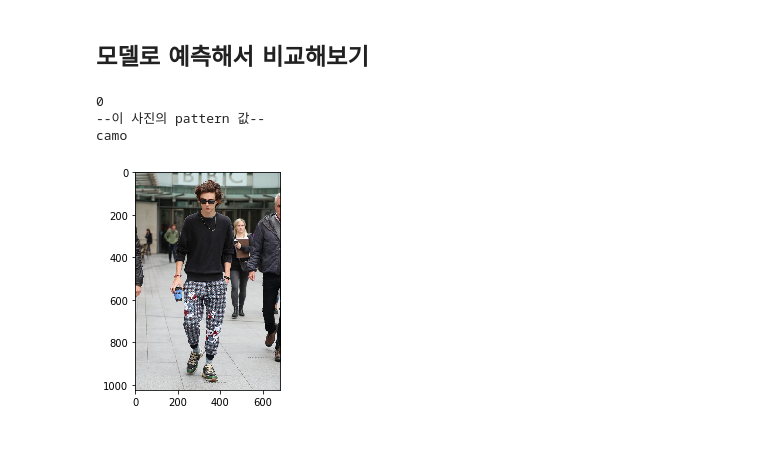
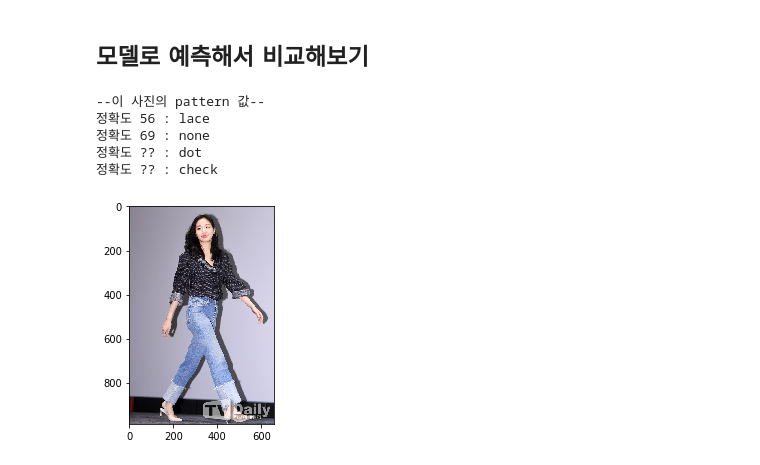
Before and after one commit to z2soo/Project, a Jupyter notebook: 의상_매칭_서비스/코드/016_카카오API활용_이미지_분리.ipynb, the cells around one changed output. Saved outputs shown, nothing was run; the diff lists cells and outputs as text; code cells hidden in the pictures.

Commit message:
프로젝트_파일정리

```diff
--- a/의상_매칭_서비스/코드/016_카카오API활용_이미지_분리.ipynb
+++ b/의상_매칭_서비스/코드/016_카카오API활용_이미지_분리.ipynb
@@ -202,35 +389,55 @@ seperate_n_predict(img_dir)
 # %%
 from keras.models import load_model
 import json
 import pprint
 
-model = load_model('C:/Jupyter_script/파이널프로젝트/model/model_pattern_final.h5') # 불러올 모델 이름
-model_json = model.to_json()
-#pprint.pprint(json.loads(model_json))
+
+# 1. 사용할 모델
+model_1 = load_model('C:/python_DA/프로젝트/model/model_pattern_정확도56.h5')            # 학원컴퓨터
+model_2 = load_model('C:/python_DA/프로젝트/model/model_pattern_정확도69.h5')
+model_3 = load_model('C:/python_DA/프로젝트/model/model_pattern_final.h5')
 
 
-img = Image.open('C:/Jupyter_script/img/test/test (103).jpg')                      # 불러올 이미지 경로
+#model = load_model('C:/Jupyter_script/파이널프로젝트/model/model_pattern_final.h5')   # 노트북
+#model_json = model.to_json()
+
+model_json_1 = model_1.to_json()
+model_json_2 = model_2.to_json()
+model_json_3 = model_3.to_json()
+
+# 예측할 이미지
+img = Image.open('C:/python_DA/img/test/020.jpg')                                   # 학원컴퓨터
+#img = Image.open('C:/Jupyter_script/img/test/test (103).jpg')                      # 노트북
 plt.imshow(img)
 
 img = img.resize((150,150))
 data = np.array(img)
 data = data.astype('float')
 data = data/255
-data = data.reshape((1,150,150,3))
+data = data.reshape((1,150,150,1))   # grayscale 학습 모델에 넣으려면 shape의 depth:1, RGB 모델은 3
 
 
 #result = np.argmax(data)
-var = ['camo', 'check', 'dot', 'floral', 'graphic', 'lace', 'leopard', 'none', 'stripe']
-#var = list(training_set.class_indices.keys())   # y에 해당되는 값
+var = ['camo', 'check', 'dot', 'floral', 'graphic', #'lace',
+       'leopard', 'none', 'stripe']
+#var = list(training_set.class_indices.keys())                     # y에 해당되는 값
 #print(var)
 
-result = model.predict_classes(data)[0]
-print(result)
+result_1 = model_1.predict_classes(data)[0]
+result_2 = model_2.predict_classes(data)[0]
+result_3 = model_3.predict_classes(data)[0]
+
+
+#print(result)
 
 print('--이 사진의 pattern 값--')
-print(var[result])
+print(f'정확도 56 : {var[result_1]}')
+print(f'정확도 69 : {var[result_2]}')
+print(f'정확도 ?? : {var[result_3]}')
 # %% [output]
-0
 --이 사진의 pattern 값--
-camo
+정확도 56 : lace
+정확도 69 : none
+정확도 ?? : dot
+정확도 ?? : check
-[figure, old version]
+[figure, new version]
```
Also changed, not shown: parts of 38 cells of this notebook, 17 other files.
